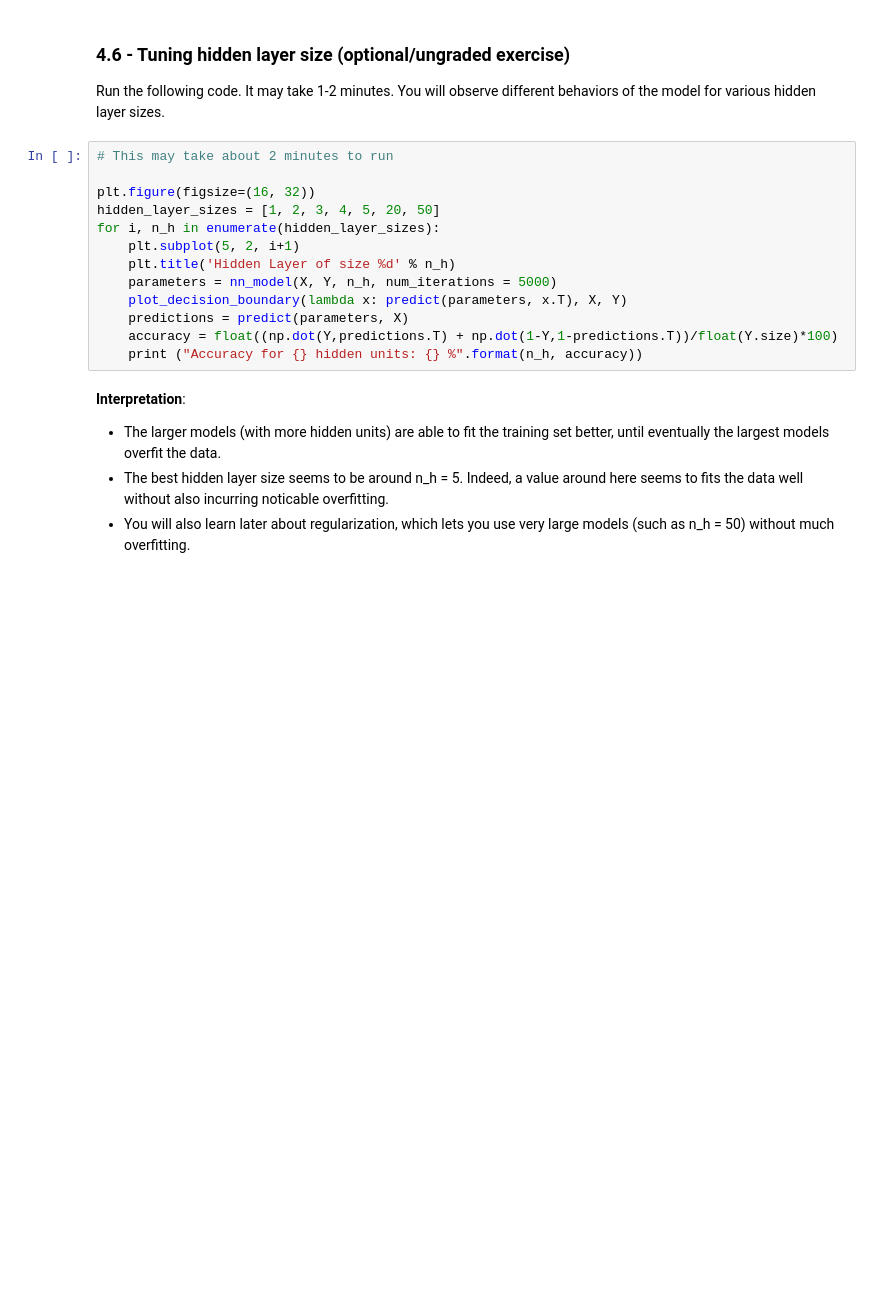
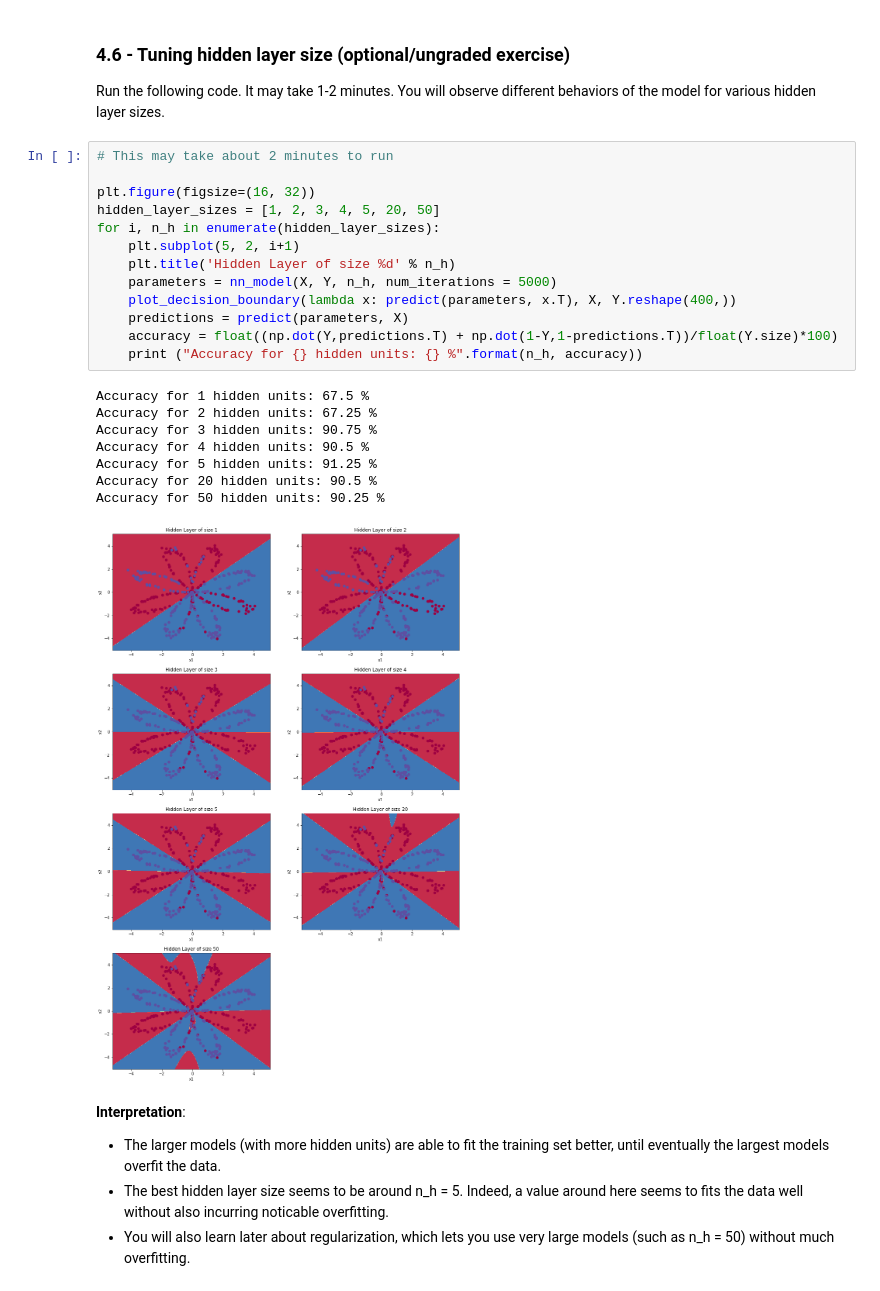
Before and after one commit to water-in-stone/deep-learning, a Jupyter notebook: course_1_neural_networks_deep_learning/week3/Planar data classification with one hidden layer/Planar data classification with one hidden layer v4.ipynb, the cells around one changed output. Cells and saved outputs as stored; diff of their text form; blank space fills up the shorter version.

```diff
--- a/course_1_neural_networks_deep_learning/week3/Planar data classification with one hidden layer/Planar data classification with one hidden layer v4.ipynb
+++ b/course_1_neural_networks_deep_learning/week3/Planar data classification with one hidden layer/Planar data classification with one hidden layer v4.ipynb
@@ -862,16 +925,25 @@ Run the following code. It may take 1-2 minutes. You will observe different beha
 # %%
 # This may take about 2 minutes to run
 
 plt.figure(figsize=(16, 32))
 hidden_layer_sizes = [1, 2, 3, 4, 5, 20, 50]
 for i, n_h in enumerate(hidden_layer_sizes):
     plt.subplot(5, 2, i+1)
     plt.title('Hidden Layer of size %d' % n_h)
     parameters = nn_model(X, Y, n_h, num_iterations = 5000)
-    plot_decision_boundary(lambda x: predict(parameters, x.T), X, Y)
+    plot_decision_boundary(lambda x: predict(parameters, x.T), X, Y.reshape(400,))
     predictions = predict(parameters, X)
     accuracy = float((np.dot(Y,predictions.T) + np.dot(1-Y,1-predictions.T))/float(Y.size)*100)
     print ("Accuracy for {} hidden units: {} %".format(n_h, accuracy))
+# %% [output]
+Accuracy for 1 hidden units: 67.5 %
+Accuracy for 2 hidden units: 67.25 %
+Accuracy for 3 hidden units: 90.75 %
+Accuracy for 4 hidden units: 90.5 %
+Accuracy for 5 hidden units: 91.25 %
+Accuracy for 20 hidden units: 90.5 %
+Accuracy for 50 hidden units: 90.25 %
+[figure, added]
 # %% [markdown]
 **Interpretation**:
 - The larger models (with more hidden units) are able to fit the training set better, until eventually the largest models overfit the data.
```
Also changed, not shown: parts of 14 cells of this notebook, 3 other files.
